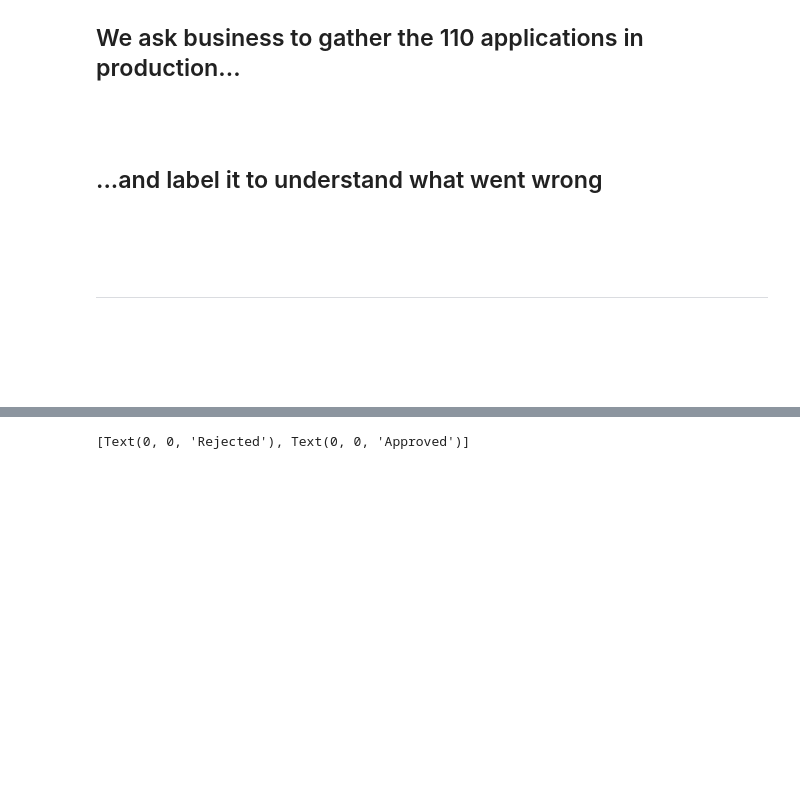
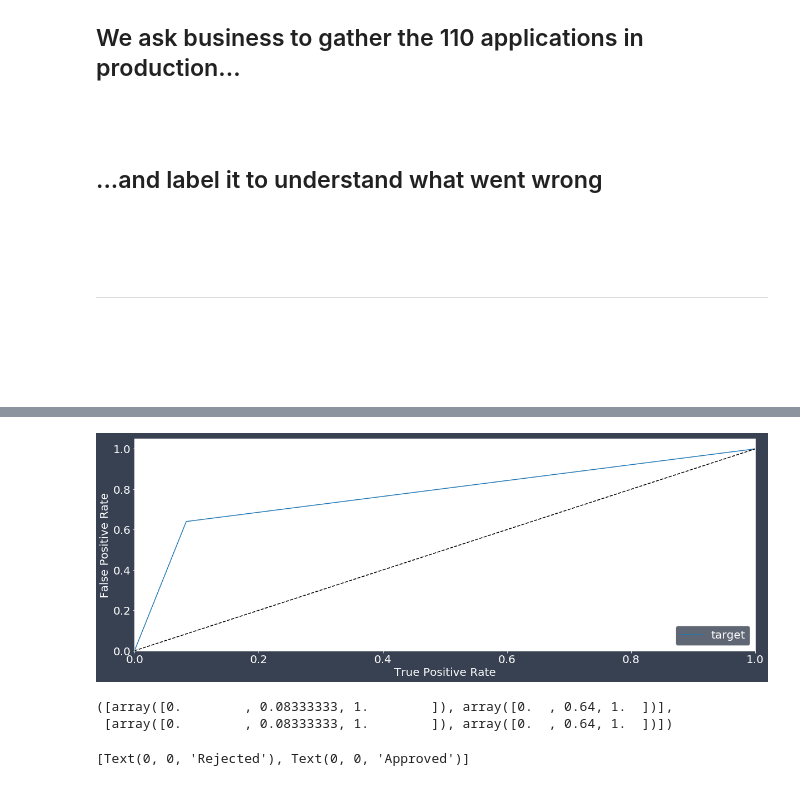
Before and after one commit to EthicalML/explainability-and-bias, a Jupyter notebook: Bias Evaluation & Explainability.ipynb, the cells around one changed output, grey strips where cells are left out. Drawn from its saved outputs; the diff is of its cells as text; code cells hidden in the pictures; blank space fills up the shorter version.

```diff
--- a/Bias Evaluation & Explainability.ipynb
+++ b/Bias Evaluation & Explainability.ipynb
@@ -549,3 +607,9 @@ plot_roc(y_prod, pred)
+# %%
+xai.roc_plot(y_prod, pred)
+# %% [output]
+[figure, added]
+([array([0.        , 0.08333333, 1.        ]), array([0.  , 0.64, 1.  ])],
+ [array([0.        , 0.08333333, 1.        ]), array([0.  , 0.64, 1.  ])])
 # %%
 fig, ax = plt.subplots(1,2)
 a = sn.countplot(y_valid, ax=ax[0]); a.set_title("TRAINING DATA"); a.set_xticklabels(["Rejected", "Approved"])
```
Also changed, not shown: parts of 75 cells of this notebook, 11 other files.
